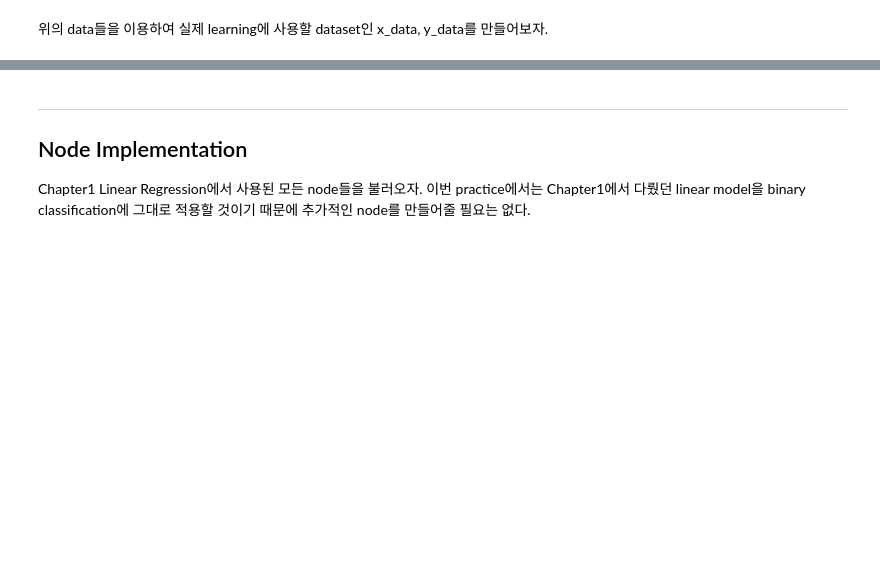
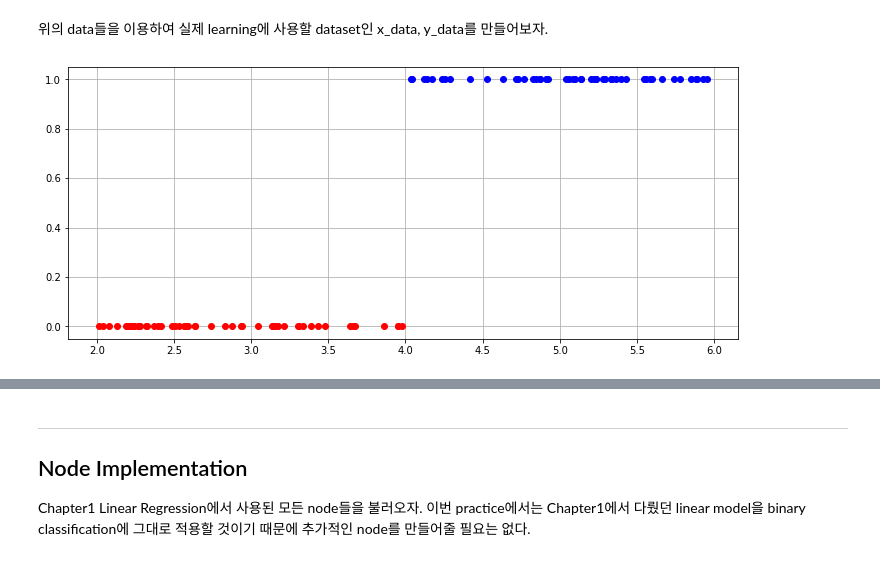
Before and after one commit to 17-76018348/DeepLearning, a Jupyter notebook: homework/Chapter2_Logistic_Regression/Practice2_1.ipynb, the cells around one changed output, grey strips where cells are left out. Saved outputs shown, nothing was run; the diff lists cells and outputs as text; code cells hidden in the pictures; blank space fills up the shorter version.

```diff
--- a/homework/Chapter2_Logistic_Regression/Practice2_1.ipynb
+++ b/homework/Chapter2_Logistic_Regression/Practice2_1.ipynb
@@ -20,12 +20,12 @@ n_P, n_NP = 50, 50
 hour_m, hour_b, hour_M = 2, 4, 6
 
 ##### Your Code(Dataset Generation/Start) #####
-study_hour_P = np.random.uniform(low = , high = , size = (n_P,))
-study_hour_NP = np.random.uniform(low = , high = , size = (n_NP,))
+study_hour_P = np.random.uniform(low = hour_b, high = hour_M, size = (n_P,))
+study_hour_NP = np.random.uniform(low = hour_m, high = hour_b, size = (n_NP,))
 
 # P, NP학생들의 y값들은 각각 1, 0으로 만들어줌
-result_P = np.ones_like()
-result_NP = np.zeros_like()
+result_P = np.ones_like(study_hour_P)
+result_NP = np.zeros_like(study_hour_NP)
 ##### Your Code(Dataset Generation/End) #####
 
 print("study_hour_P:", study_hour_P[:5])
@@ -53,14 +61,16 @@ result_NP.shape: (50,)
 위의 data들을 이용하여 실제 learning에 사용할 dataset인 x_data, y_data를 만들어보자.
 # %%
 ##### Your Code(Dataset Generation/Start) #####
-#x_data = np.hstack()
-#y_data = np.hstack()
+x_data = np.hstack([study_hour_P,study_hour_NP])
+y_data = np.hstack([result_P,result_NP])
 ##### Your Code(Dataset Generation/End) #####
 
 fig, ax = plt.subplots(figsize = (12,5))
 ax.plot(x_data[:n_P], y_data[:n_P], 'bo')
 ax.plot(x_data[n_P:], y_data[n_P:], 'ro')
 ax.grid()
+# %% [output]
+[figure, added]
 # %% [markdown]
 **Expected Output:**
 
```
Also changed, not shown: parts of 7 cells of this notebook.
